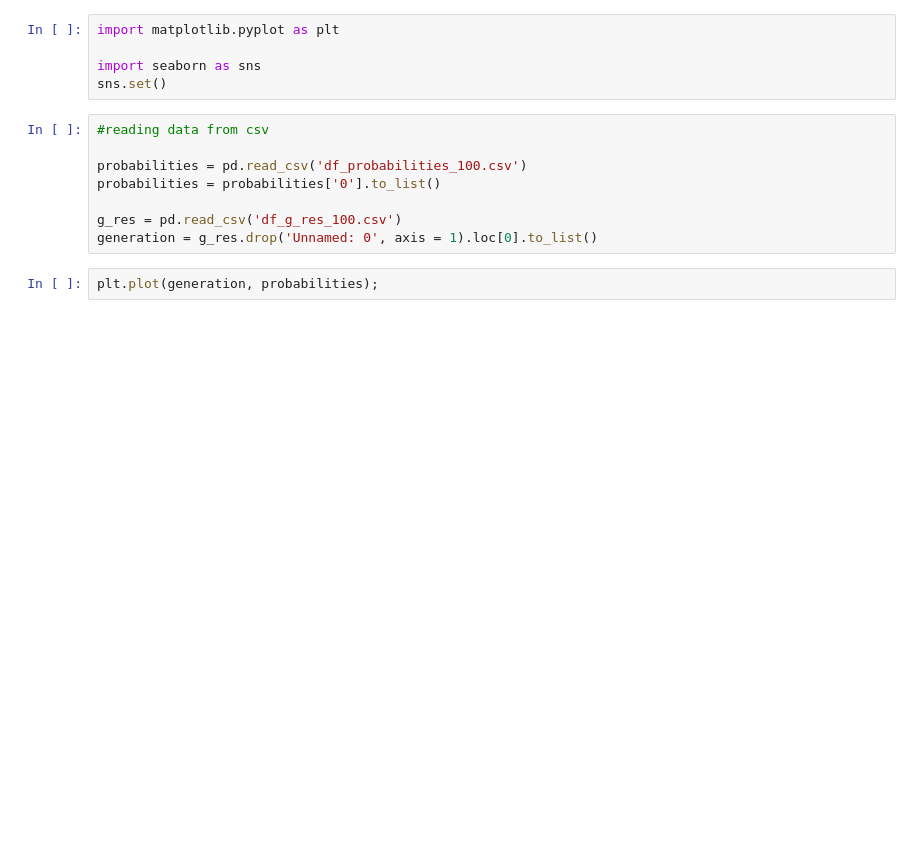
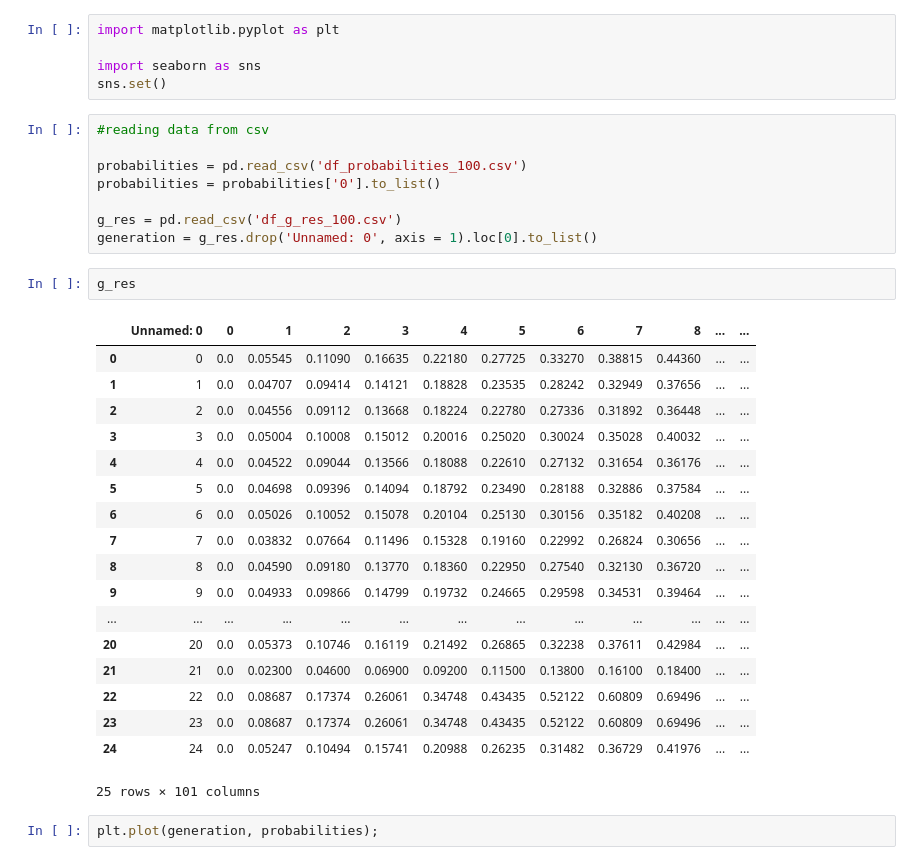
Before and after one commit to ishilov/data_market, a Jupyter notebook: third_test.ipynb, the cells around one changed output. Drawn from its saved outputs; the diff is of its cells as text; blank space fills up the shorter version.

```diff
--- a/third_test.ipynb
+++ b/third_test.ipynb
@@ -21,6 +21,27 @@ probabilities = probabilities['0'].to_list()
 
 g_res = pd.read_csv('df_g_res_100.csv')
 generation = g_res.drop('Unnamed: 0', axis = 1).loc[0].to_list()
+# %%
+g_res
+# %% [output]
+|  | Unnamed: 0 | 0 | 1 | 2 | 3 | 4 | 5 | 6 | 7 | 8 | ... | ... |
+| 0 | 0 | 0.0 | 0.05545 | 0.11090 | 0.16635 | 0.22180 | 0.27725 | 0.33270 | 0.38815 | 0.44360 | ... | ... |
+| 1 | 1 | 0.0 | 0.04707 | 0.09414 | 0.14121 | 0.18828 | 0.23535 | 0.28242 | 0.32949 | 0.37656 | ... | ... |
+| 2 | 2 | 0.0 | 0.04556 | 0.09112 | 0.13668 | 0.18224 | 0.22780 | 0.27336 | 0.31892 | 0.36448 | ... | ... |
+| 3 | 3 | 0.0 | 0.05004 | 0.10008 | 0.15012 | 0.20016 | 0.25020 | 0.30024 | 0.35028 | 0.40032 | ... | ... |
+| 4 | 4 | 0.0 | 0.04522 | 0.09044 | 0.13566 | 0.18088 | 0.22610 | 0.27132 | 0.31654 | 0.36176 | ... | ... |
+| 5 | 5 | 0.0 | 0.04698 | 0.09396 | 0.14094 | 0.18792 | 0.23490 | 0.28188 | 0.32886 | 0.37584 | ... | ... |
+| 6 | 6 | 0.0 | 0.05026 | 0.10052 | 0.15078 | 0.20104 | 0.25130 | 0.30156 | 0.35182 | 0.40208 | ... | ... |
+| 7 | 7 | 0.0 | 0.03832 | 0.07664 | 0.11496 | 0.15328 | 0.19160 | 0.22992 | 0.26824 | 0.30656 | ... | ... |
+| 8 | 8 | 0.0 | 0.04590 | 0.09180 | 0.13770 | 0.18360 | 0.22950 | 0.27540 | 0.32130 | 0.36720 | ... | ... |
+| 9 | 9 | 0.0 | 0.04933 | 0.09866 | 0.14799 | 0.19732 | 0.24665 | 0.29598 | 0.34531 | 0.39464 | ... | ... |
+| ... | ... | ... | ... | ... | ... | ... | ... | ... | ... | ... | ... | ... |
+| 20 | 20 | 0.0 | 0.05373 | 0.10746 | 0.16119 | 0.21492 | 0.26865 | 0.32238 | 0.37611 | 0.42984 | ... | ... |
+| 21 | 21 | 0.0 | 0.02300 | 0.04600 | 0.06900 | 0.09200 | 0.11500 | 0.13800 | 0.16100 | 0.18400 | ... | ... |
+| 22 | 22 | 0.0 | 0.08687 | 0.17374 | 0.26061 | 0.34748 | 0.43435 | 0.52122 | 0.60809 | 0.69496 | ... | ... |
+| 23 | 23 | 0.0 | 0.08687 | 0.17374 | 0.26061 | 0.34748 | 0.43435 | 0.52122 | 0.60809 | 0.69496 | ... | ... |
+| 24 | 24 | 0.0 | 0.05247 | 0.10494 | 0.15741 | 0.20988 | 0.26235 | 0.31482 | 0.36729 | 0.41976 | ... | ... |
+25 rows × 101 columns
 # %%
 plt.plot(generation, probabilities);
 # %% [output]
```
Also changed, not shown: parts of 1 cell of this notebook, 1 other file.
